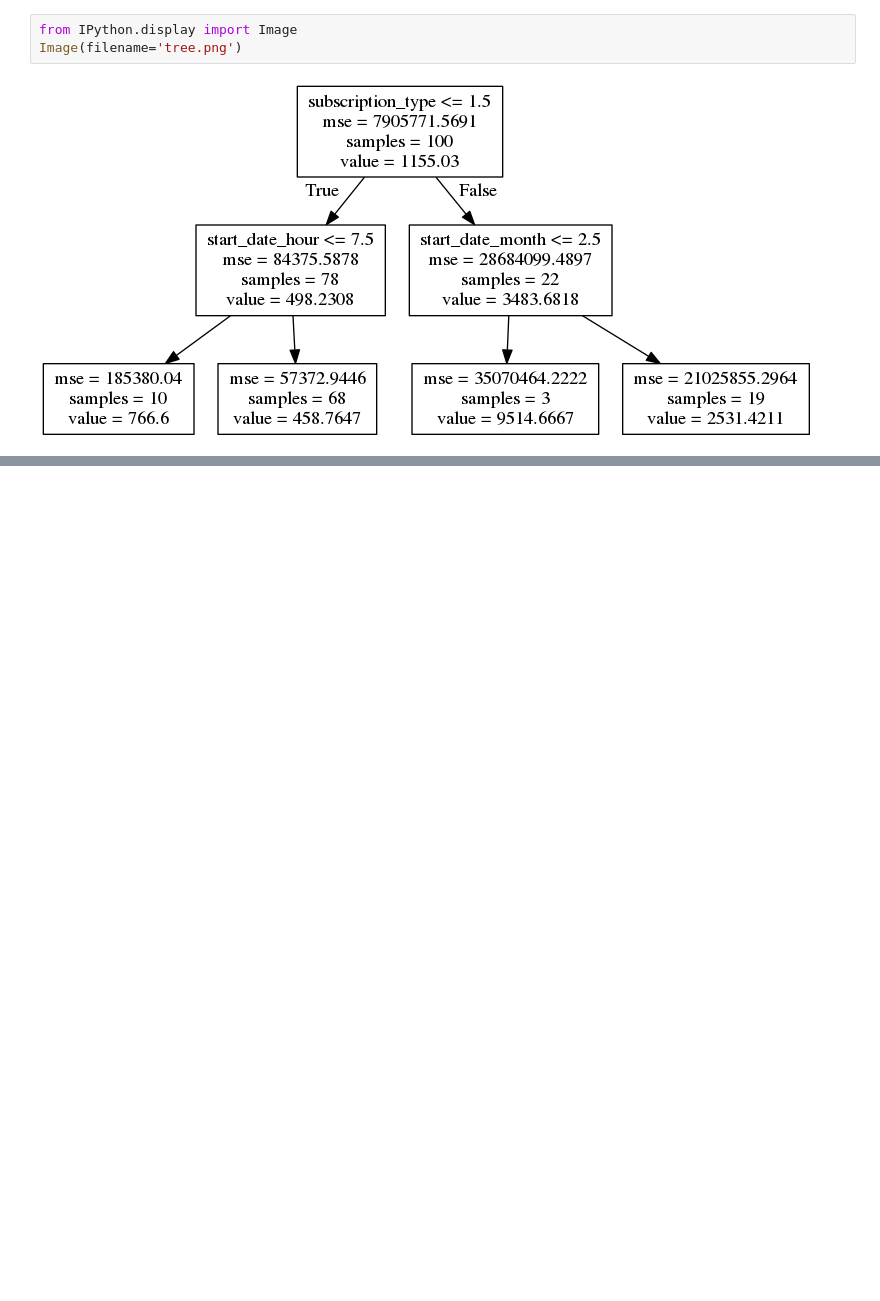
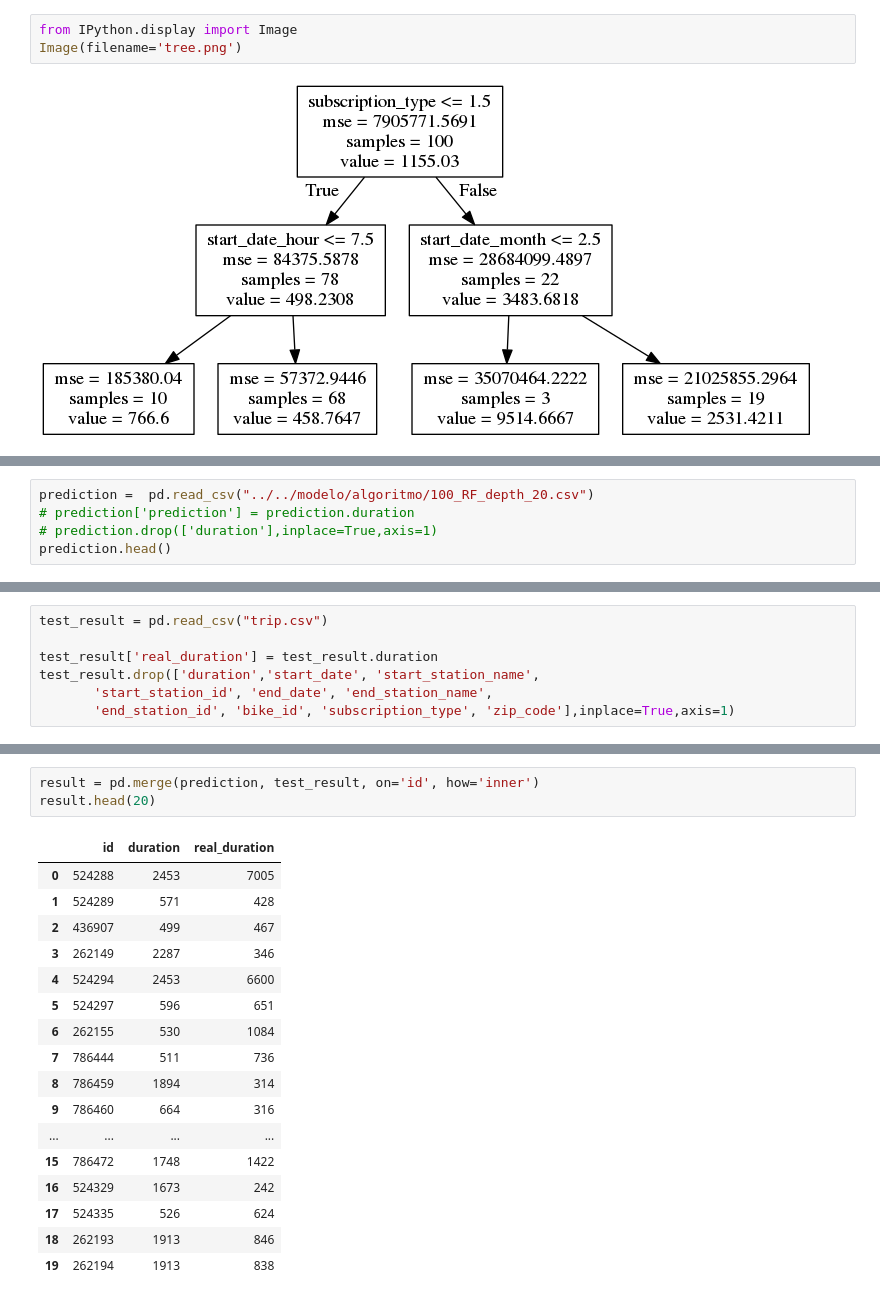
Before and after one commit to Gnahue/sanFranciscoBiclas, a Jupyter notebook: prediccion/modelo/notebooks/baggingSkLearn.ipynb, the cells around one changed output, grey strips where cells are left out. Saved outputs shown, nothing was run; the diff lists cells and outputs as text; blank space fills up the shorter version.

```diff
--- a/prediccion/modelo/notebooks/baggingSkLearn.ipynb
+++ b/prediccion/modelo/notebooks/baggingSkLearn.ipynb
@@ -93,0 +106,5 @@ Image(filename='tree.png')
+# %%
+prediction =  pd.read_csv("../../modelo/algoritmo/100_RF_depth_20.csv")
+# prediction['prediction'] = prediction.duration
+# prediction.drop(['duration'],inplace=True,axis=1)
+prediction.head()
@@ -93,0 +122,7 @@ Image(filename='tree.png')
+# %%
+test_result = pd.read_csv("trip.csv")
+
+test_result['real_duration'] = test_result.duration
+test_result.drop(['duration','start_date', 'start_station_name',
+       'start_station_id', 'end_date', 'end_station_name',
+       'end_station_id', 'bike_id', 'subscription_type', 'zip_code'],inplace=True,axis=1)
@@ -93,0 +138,21 @@ Image(filename='tree.png')
+# %%
+result = pd.merge(prediction, test_result, on='id', how='inner')
+result.head(20)
+# %% [output]
+|  | id | duration | real_duration |
+| 0 | 524288 | 2453 | 7005 |
+| 1 | 524289 | 571 | 428 |
+| 2 | 436907 | 499 | 467 |
+| 3 | 262149 | 2287 | 346 |
+| 4 | 524294 | 2453 | 6600 |
+| 5 | 524297 | 596 | 651 |
+| 6 | 262155 | 530 | 1084 |
+| 7 | 786444 | 511 | 736 |
+| 8 | 786459 | 1894 | 314 |
+| 9 | 786460 | 664 | 316 |
+| ... | ... | ... | ... |
+| 15 | 786472 | 1748 | 1422 |
+| 16 | 524329 | 1673 | 242 |
+| 17 | 524335 | 526 | 624 |
+| 18 | 262193 | 1913 | 846 |
+| 19 | 262194 | 1913 | 838 |
```
Also changed, not shown: parts of 11 cells of this notebook, 2 other files.
